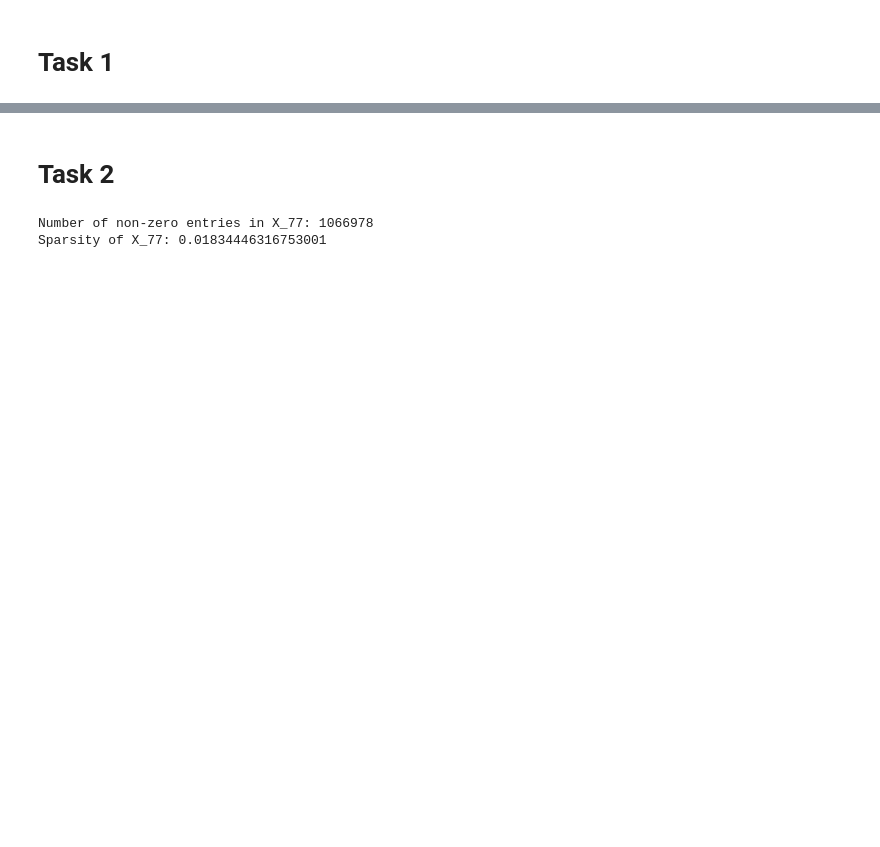
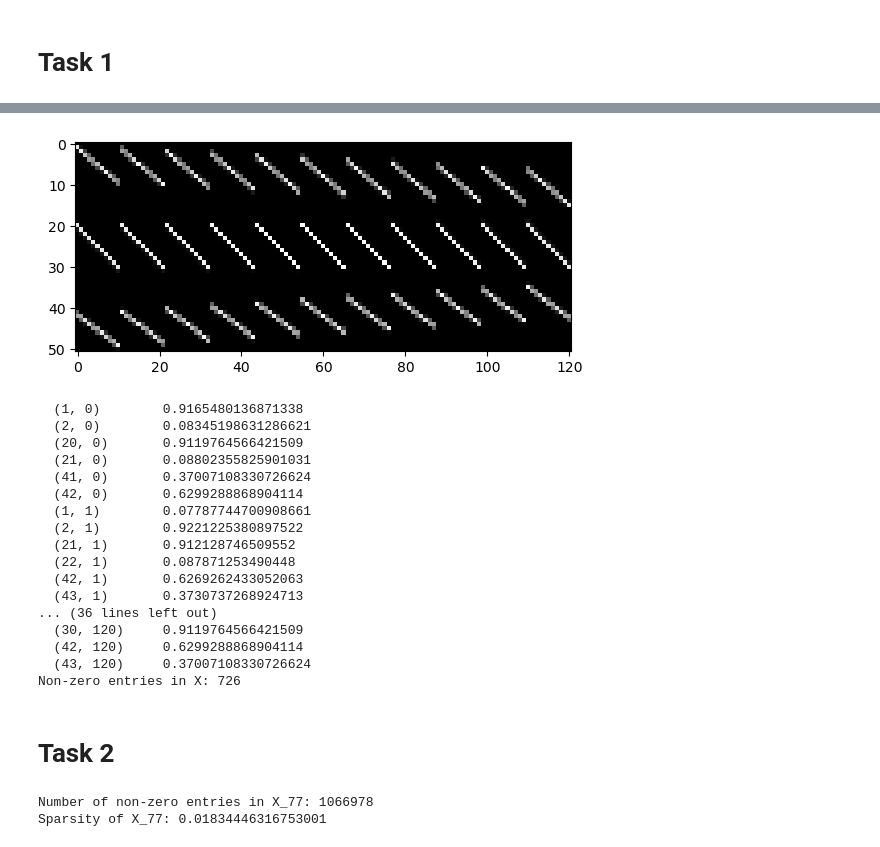
Before and after one commit to smitha13798/Machine-Learning-Essentials_Exercises, a Jupyter notebook: MLE_exercise_4.ipynb, the cells around one changed output, grey strips where cells are left out. Saved outputs shown, nothing was run; the diff lists cells and outputs as text; code cells hidden in the pictures; blank space fills up the shorter version.

```diff
--- a/MLE_exercise_4.ipynb
+++ b/MLE_exercise_4.ipynb
@@ -73,3 +52,31 @@ Non-zero entries in X: 152100
+# %%
+# Example usage
+M = 10
+alphas = [-33, 1, 42]  # Example angles in degrees
+X_optimized = construct_X_optimized(M, alphas)
+plt.imshow(X_optimized.toarray(),cmap='grey', interpolation='nearest')
+plt.show()
+print(X_optimized)
+print("Non-zero entries in X:", X_optimized.nnz)
+# %% [output]
+[figure, added]
+  (1, 0)        0.9165480136871338
+  (2, 0)        0.08345198631286621
+  (20, 0)       0.9119764566421509
+  (21, 0)       0.08802355825901031
+  (41, 0)       0.37007108330726624
+  (42, 0)       0.6299288868904114
+  (1, 1)        0.07787744700908661
+  (2, 1)        0.9221225380897522
+  (21, 1)       0.912128746509552
+  (22, 1)       0.087871253490448
+  (42, 1)       0.6269262433052063
+  (43, 1)       0.3730737268924713
+... (36 lines left out)
+  (30, 120)     0.9119764566421509
+  (42, 120)     0.6299288868904114
+  (43, 120)     0.37007108330726624
+Non-zero entries in X: 726
 # %% [markdown]
 # Task 2
 # %%
```
Also changed, not shown: parts of 18 cells of this notebook, 7 other files.
